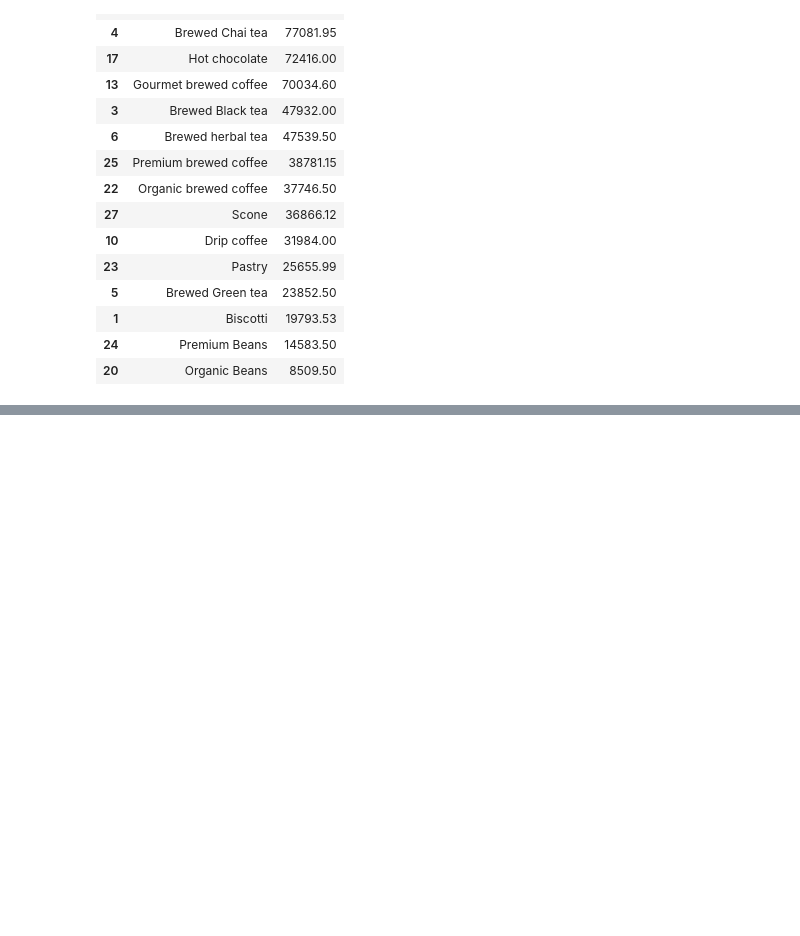
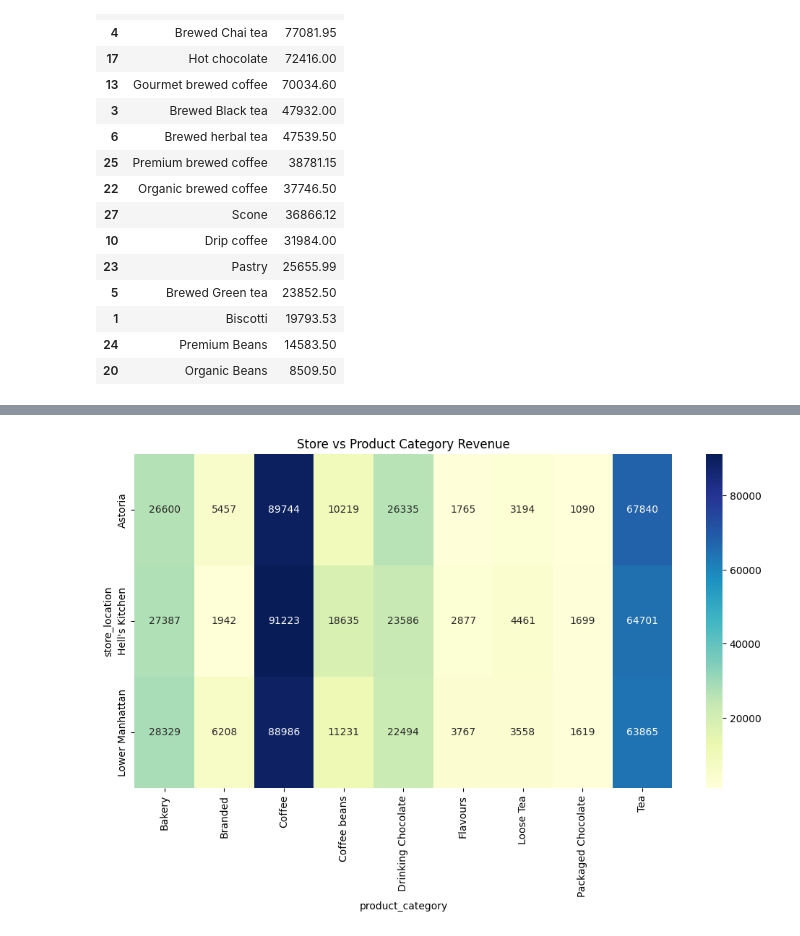
Before and after one commit to AN-ai-del/coffee-sales-trend-analysis, a Jupyter notebook: notebooks/EDA.ipynb, the cells around one changed output, grey strips where cells are left out. Drawn from its saved outputs; the diff is of its cells as text; code cells hidden in the pictures; blank space fills up the shorter version.

```diff
--- a/notebooks/EDA.ipynb
+++ b/notebooks/EDA.ipynb
@@ -589,0 +605,10 @@ product_type_revenue.head(15)
+# %%
+#Store vs Category Analysis
+store_category = df.pivot_table(
+    values="revenue",
+    index="store_location",
+    columns="product_category",
+    aggfunc="sum"
+)
+
+store_category
@@ -589,0 +621,16 @@ product_type_revenue.head(15)
+# %%
+#Store Category Heatmap
+plt.figure(figsize=(12,6))
+
+sns.heatmap(
+    store_category,
+    annot=True,
+    fmt=".0f",
+    cmap="YlGnBu"
+)
+
+plt.title("Store vs Product Category Revenue")
+
+plt.show()
+# %% [output]
+[figure, added]
```
Also changed, not shown: parts of 2 cells of this notebook.
